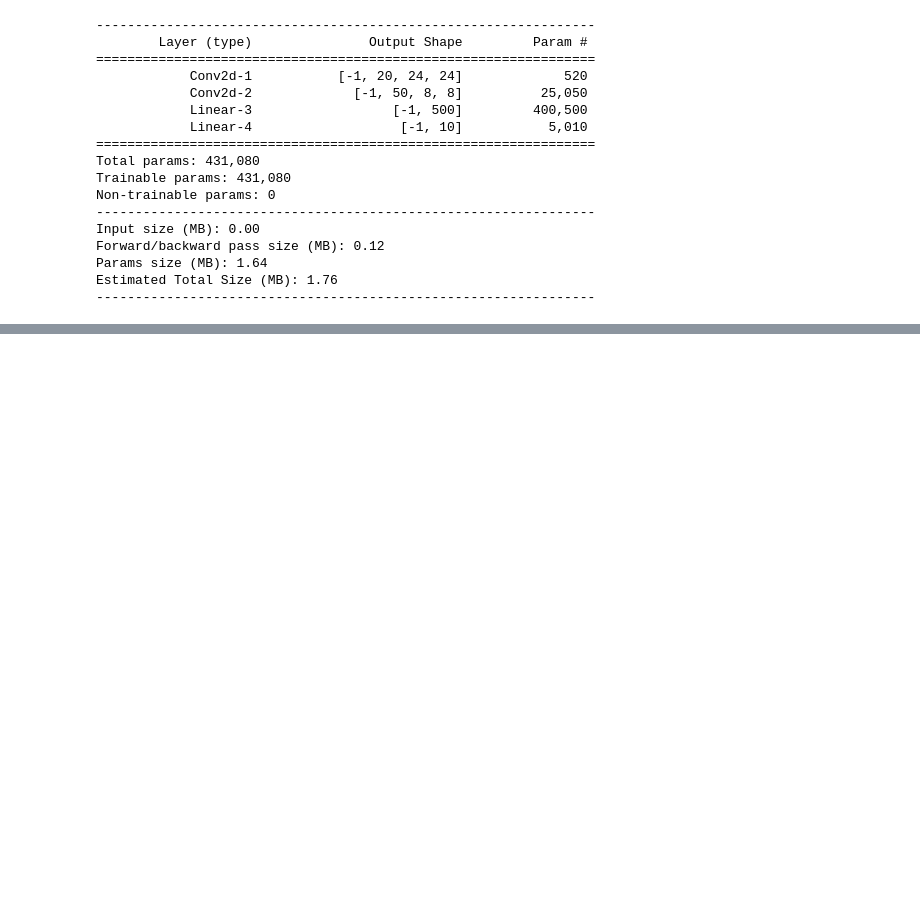
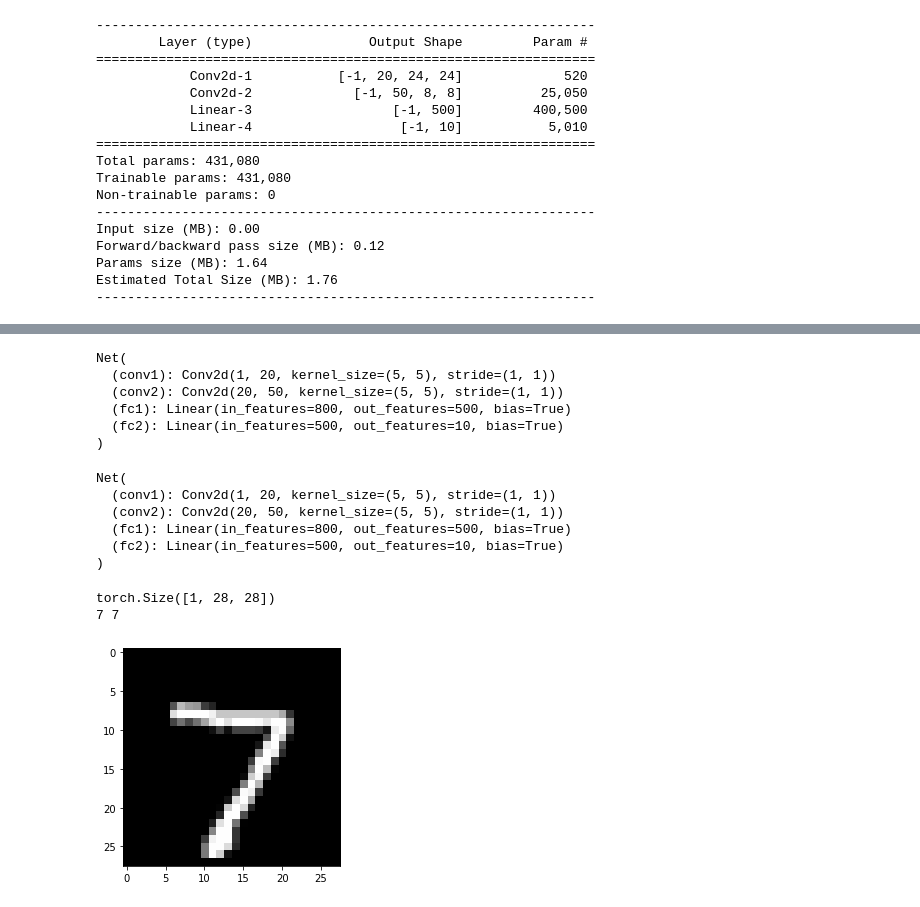
Before and after one commit to rammafitra/DeepLearning-Pytorch, a Jupyter notebook: MNIST_CLASIFICATION[PART1].ipynb, the cells around one changed output, grey strips where cells are left out. Cells and saved outputs as stored; diff of their text form; code cells hidden in the pictures; blank space fills up the shorter version.

```diff
--- a/MNIST_CLASIFICATION[PART1].ipynb
+++ b/MNIST_CLASIFICATION[PART1].ipynb
@@ -196,0 +306,74 @@ Estimated Total Size (MB): 1.76
+# %%
+#method 1
+# define model: weights are randomly initiated
+_model = Net()
+
+# load weights from file
+weights=torch.load(path2weights)
+
+# set weights to model: weights are set with the store values
+_model.load_state_dict(weights)
+
+# set model in eval mode for deployment
+_model.eval()
+
+# model model to cuda device for accelerated computation
+_model.to(device)
+# %% [output]
+Net(
+  (conv1): Conv2d(1, 20, kernel_size=(5, 5), stride=(1, 1))
+  (conv2): Conv2d(20, 50, kernel_size=(5, 5), stride=(1, 1))
+  (fc1): Linear(in_features=800, out_features=500, bias=True)
+  (fc2): Linear(in_features=500, out_features=10, bias=True)
+)
+# %%
+#method2
+# define a path2model
+path2model="./models/model.pt"
+# store model and weights into local file
+torch.save(model,path2model)
+# %%
+# define model: weights are randomly initiated
+_model = Net()
+# load model and weights from local file
+_model=torch.load(path2model)
+
+# set model in eval mode for deployment
+_model.eval()
+# move model to cuda device for accelerated computation
+_model.to(device)
+# %% [output]
+Net(
+  (conv1): Conv2d(1, 20, kernel_size=(5, 5), stride=(1, 1))
+  (conv2): Conv2d(20, 50, kernel_size=(5, 5), stride=(1, 1))
+  (fc1): Linear(in_features=800, out_features=500, bias=True)
+  (fc2): Linear(in_features=500, out_features=10, bias=True)
+)
+# %%
+## Deploy Models
+# x is a data point with C*H*W shape
+n=0
+x= x_val[n]
+y=y_val[n]
+print(x.shape)
+plt.imshow(x.numpy()[0],cmap="gray")
+
+# we use unsqueeze to expand dimensions to 1*C*H*W
+x= x.unsqueeze(0)
+
+# convert to torch.float32
+x=x.type(torch.float)
+
+# move to cuda device
+x=x.to(device)
+
+# get model output
+output=_model(x)
+
+# get predicted class
+pred = output.argmax(dim=1, keepdim=True)
+print (pred.item(),y.item())
+# %% [output]
+torch.Size([1, 28, 28])
+7 7
+[figure, added]
```
Also changed, not shown: parts of 6 cells of this notebook.
